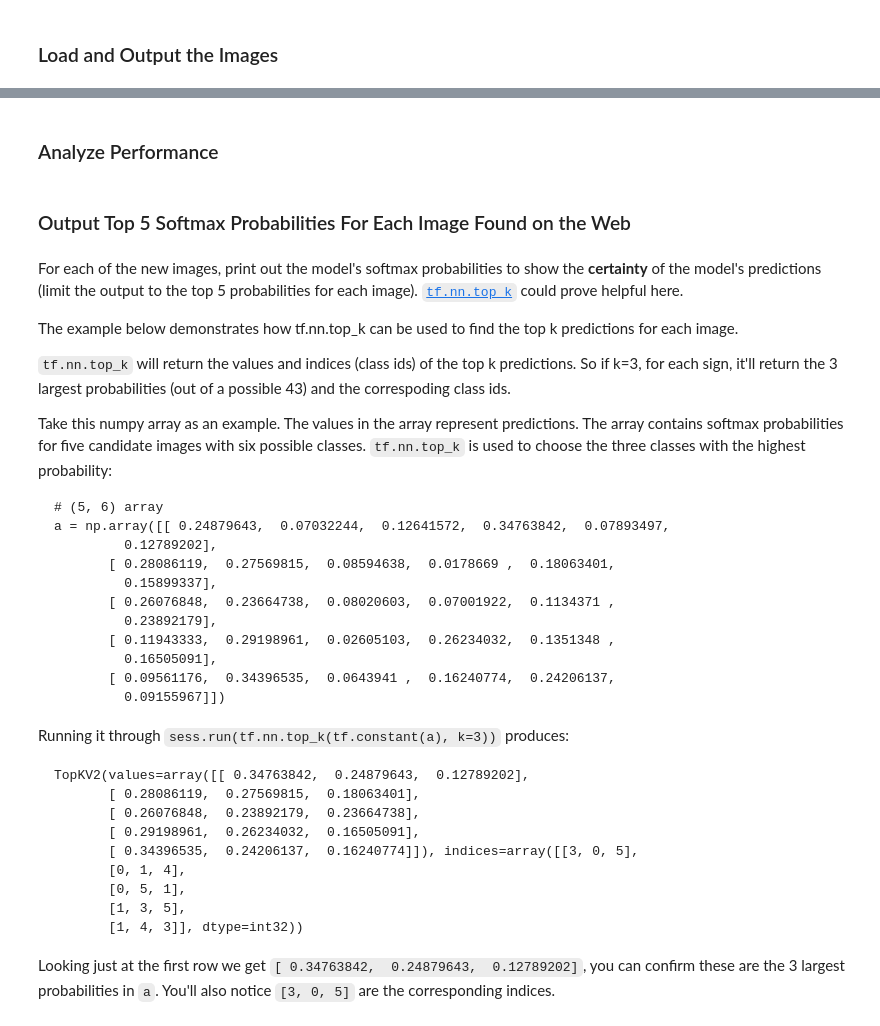
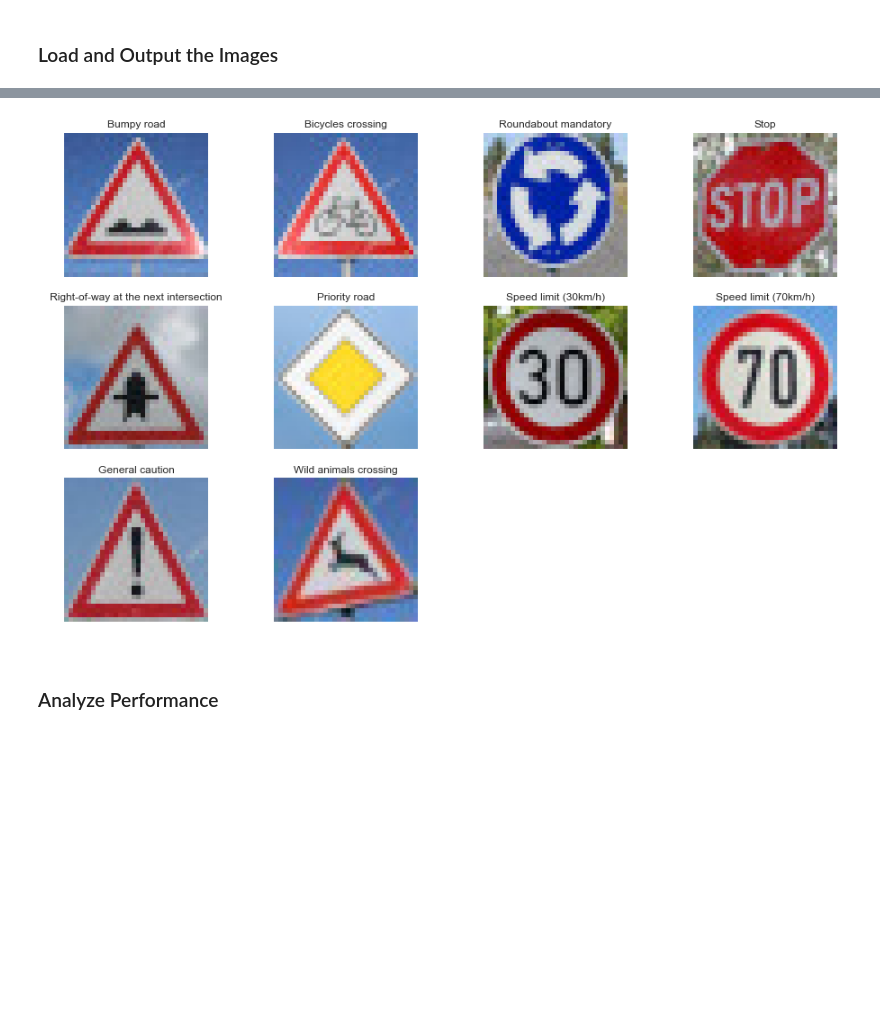
Before and after one commit to CameronFraser/sdcnd-3-traffic-sign-classifier, a Jupyter notebook: Traffic_Sign_Classifier.ipynb, the cells around one changed output, grey strips where cells are left out. Saved outputs shown, nothing was run; the diff lists cells and outputs as text; code cells hidden in the pictures; blank space fills up the shorter version.

Commit message:
Predicted german traffic signs

````diff
--- a/Traffic_Sign_Classifier.ipynb
+++ b/Traffic_Sign_Classifier.ipynb
@@ -278,2 +276,11 @@ plot_images(images, cols=4)
+# %%
+processed_images = pre_process(images)
+predictions = []
+for img in processed_images:
+    predictions.append(np.argmax(network.predict([img], [])))
+
+plot_images(images, cols=4, labels=sign_names['SignName'][predictions])
+# %% [output]
+[figure, added]
 # %% [markdown]
 ### Analyze Performance
@@ -283,40 +286,0 @@ plot_images(images, cols=4)
-# %% [markdown]
-### Output Top 5 Softmax Probabilities For Each Image Found on the Web
-# %% [markdown]
-For each of the new images, print out the model's softmax probabilities to show the **certainty** of the model's predictions (limit the output to the top 5 probabilities for each image). [`tf.nn.top_k`](https://www.tensorflow.org/versions/r0.12/api_docs/python/nn.html#top_k) could prove helpful here.
-
-The example below demonstrates how tf.nn.top_k can be used to find the top k predictions for each image.
-
-`tf.nn.top_k` will return the values and indices (class ids) of the top k predictions. So if k=3, for each sign, it'll return the 3 largest probabilities (out of a possible 43) and the correspoding class ids.
-
-Take this numpy array as an example. The values in the array represent predictions. The array contains softmax probabilities for five candidate images with six possible classes. `tf.nn.top_k` is used to choose the three classes with the highest probability:
-
-```
-# (5, 6) array
-a = np.array([[ 0.24879643,  0.07032244,  0.12641572,  0.34763842,  0.07893497,
-         0.12789202],
-       [ 0.28086119,  0.27569815,  0.08594638,  0.0178669 ,  0.18063401,
-         0.15899337],
-       [ 0.26076848,  0.23664738,  0.08020603,  0.07001922,  0.1134371 ,
-         0.23892179],
-       [ 0.11943333,  0.29198961,  0.02605103,  0.26234032,  0.1351348 ,
-         0.16505091],
-       [ 0.09561176,  0.34396535,  0.0643941 ,  0.16240774,  0.24206137,
-         0.09155967]])
-```
-
-Running it through `sess.run(tf.nn.top_k(tf.constant(a), k=3))` produces:
-
-```
-TopKV2(values=array([[ 0.34763842,  0.24879643,  0.12789202],
-       [ 0.28086119,  0.27569815,  0.18063401],
-       [ 0.26076848,  0.23892179,  0.23664738],
-       [ 0.29198961,  0.26234032,  0.16505091],
-       [ 0.34396535,  0.24206137,  0.16240774]]), indices=array([[3, 0, 5],
-       [0, 1, 4],
-       [0, 5, 1],
-       [1, 3, 5],
-       [1, 4, 3]], dtype=int32))
-```
-
-Looking just at the first row we get `[ 0.34763842,  0.24879643,  0.12789202]`, you can confirm these are the 3 largest probabilities in `a`. You'll also notice `[3, 0, 5]` are the corresponding indices.
````
Also changed, not shown: parts of 14 cells of this notebook, 2 other files.
